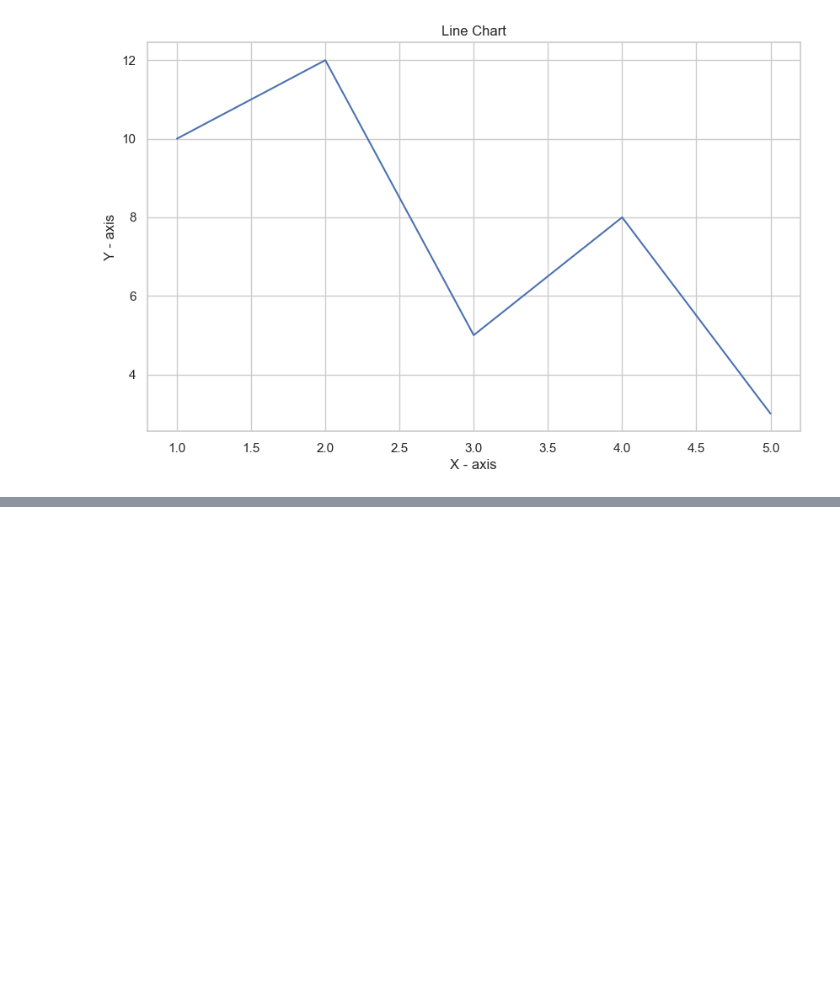
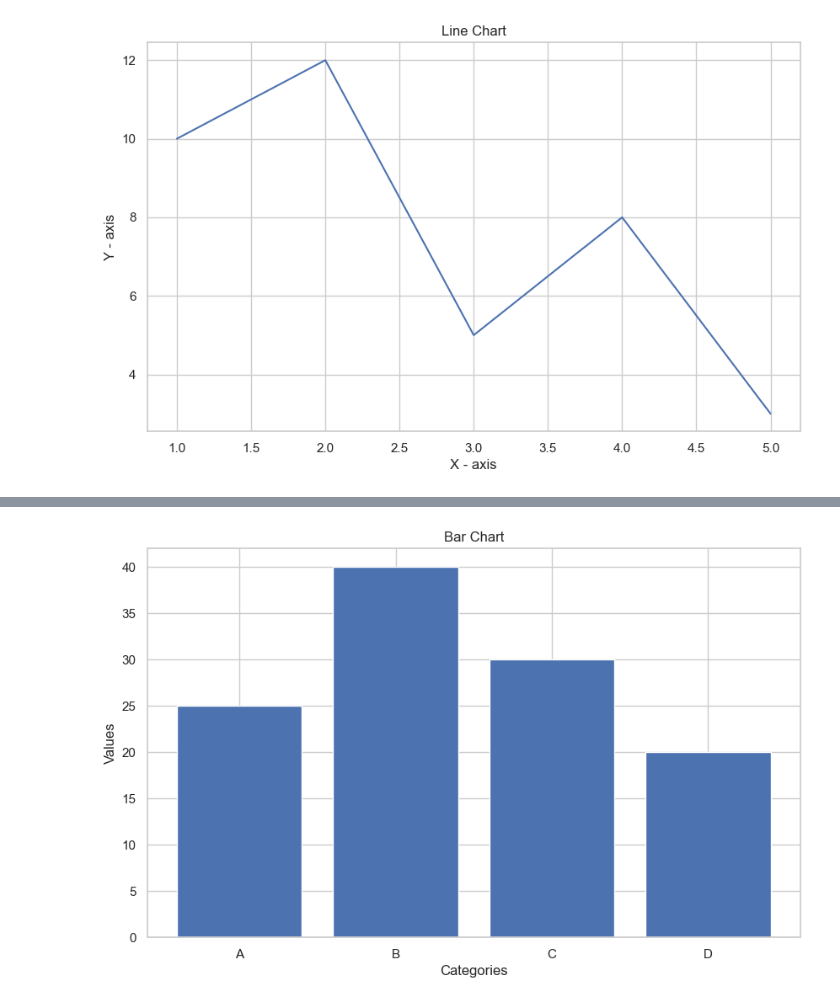
Before and after one commit to NanoBurgos/Visualizacion_Data_Python, a Jupyter notebook: graficos_python.ipynb, the cells around one changed output, grey strips where cells are left out. Cells and saved outputs as stored; diff of their text form; code cells hidden in the pictures; blank space fills up the shorter version.

Commit message:
Añado a graficos_python.ipynb: 2.Bar Chart

```diff
--- a/graficos_python.ipynb
+++ b/graficos_python.ipynb
@@ -139,0 +150,13 @@ plt.show()
+# %%
+# BAR CHART
+
+categories = ['A', 'B', 'C', 'D']
+values= [25, 40, 30, 20]
+
+plt.bar(categories, values)
+plt.title('Bar Chart')
+plt.xlabel('Categories')
+plt.ylabel('Values')
+plt.show()
+# %% [output]
+[figure, added]
```
Also changed, not shown: parts of 1 cell of this notebook.
